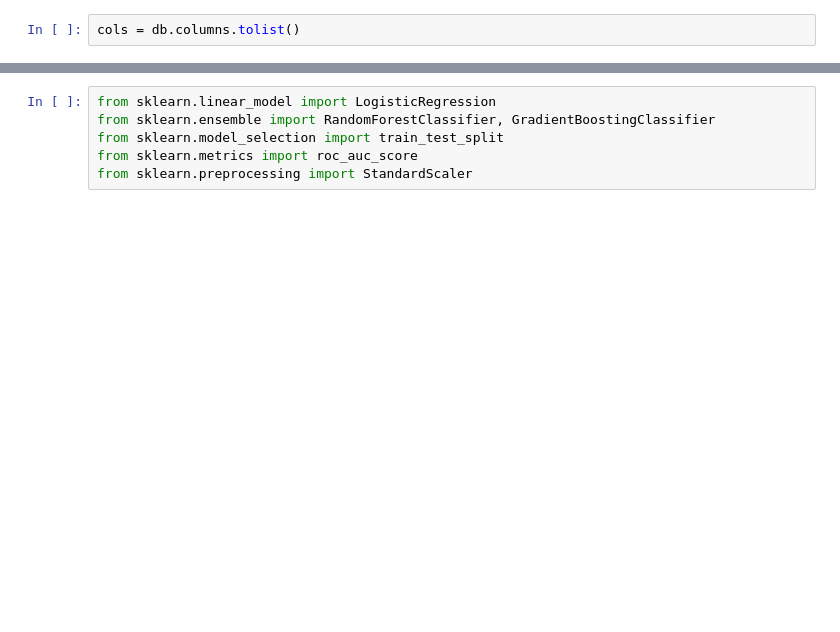
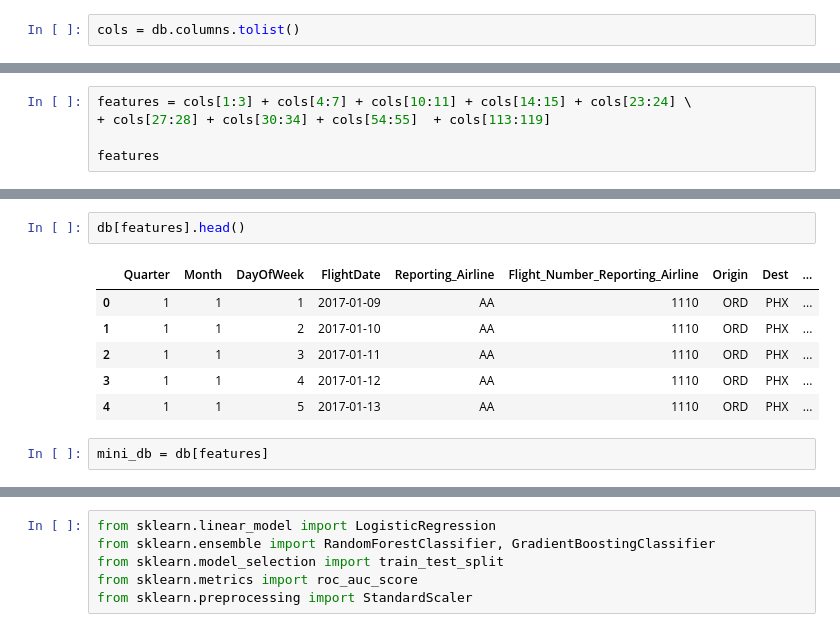
Before and after one commit to ChicagoDev/Flight-Delay-Classification, a Jupyter notebook: notebooks/Fetch Matrix from Server.ipynb, the cells around one changed output, grey strips where cells are left out. Saved outputs shown, nothing was run; the diff lists cells and outputs as text; blank space fills up the shorter version.

```diff
--- a/notebooks/Fetch Matrix from Server.ipynb
+++ b/notebooks/Fetch Matrix from Server.ipynb
@@ -51,0 +43,5 @@ mini_matx = mini_matx.drop(columns=[0.0, 'DepDel15'])
+# %%
+features = cols[1:3] + cols[4:7] + cols[10:11] + cols[14:15] + cols[23:24] \
++ cols[27:28] + cols[30:34] + cols[54:55]  + cols[113:119]
+
+features
@@ -51,0 +69,11 @@ mini_matx = mini_matx.drop(columns=[0.0, 'DepDel15'])
+# %%
+db[features].head()
+# %% [output]
+|  | Quarter | Month | DayOfWeek | FlightDate | Reporting_Airline | Flight_Number_Reporting_Airline | Origin | Dest | ... |
+| 0 | 1 | 1 | 1 | 2017-01-09 | AA | 1110 | ORD | PHX | ... |
+| 1 | 1 | 1 | 2 | 2017-01-10 | AA | 1110 | ORD | PHX | ... |
+| 2 | 1 | 1 | 3 | 2017-01-11 | AA | 1110 | ORD | PHX | ... |
+| 3 | 1 | 1 | 4 | 2017-01-12 | AA | 1110 | ORD | PHX | ... |
+| 4 | 1 | 1 | 5 | 2017-01-13 | AA | 1110 | ORD | PHX | ... |
+# %%
+mini_db = db[features]
```
Also changed, not shown: parts of 54 cells of this notebook, 3 other files.
